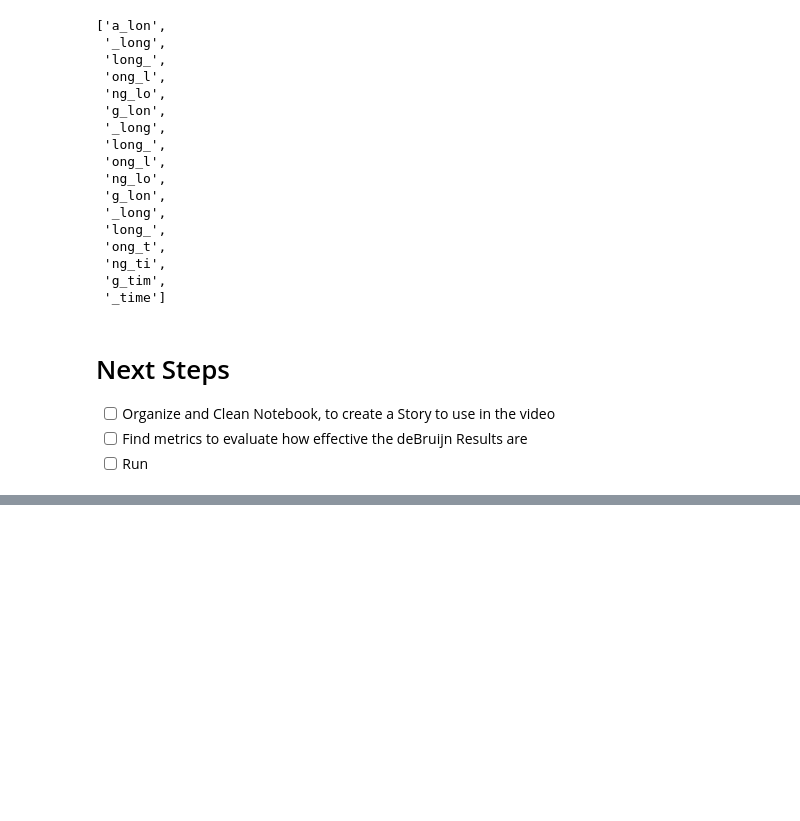
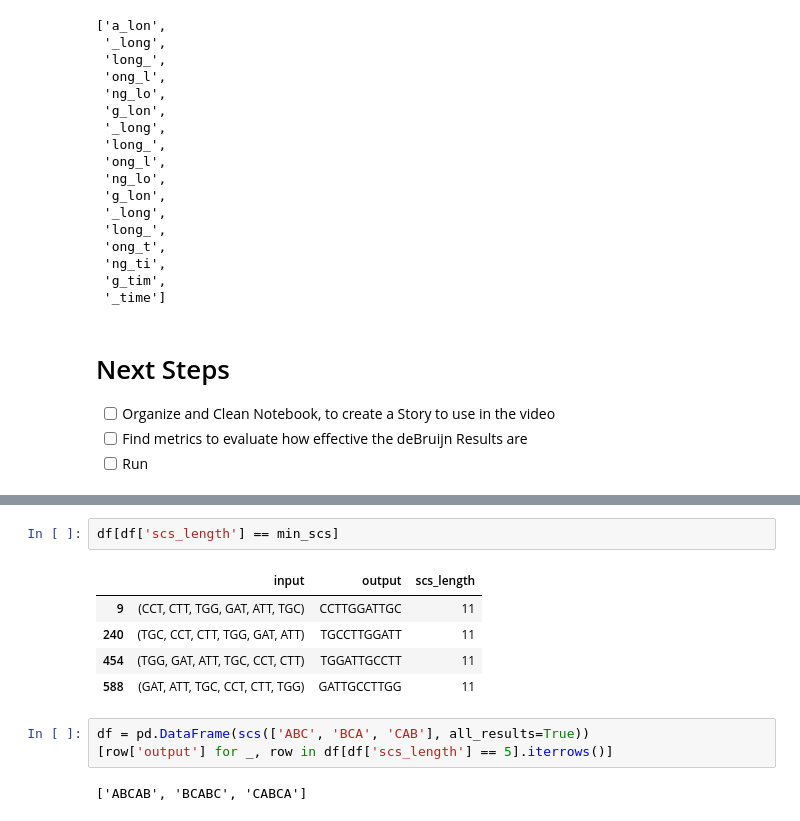
Before and after one commit to juanesarango/deBruijn-dna-assembly, a Jupyter notebook: analyses/algorithms.ipynb, the cells around one changed output, grey strips where cells are left out. Cells and saved outputs as stored; diff of their text form; blank space fills up the shorter version.

```diff
--- a/analyses/analyses.ipynb
+++ b/analyses/algorithms.ipynb
@@ -801,0 +845,13 @@ G.eulerianPath()
+# %%
+df[df['scs_length'] == min_scs]
+# %% [output]
+|  | input | output | scs_length |
+| 9 | (CCT, CTT, TGG, GAT, ATT, TGC) | CCTTGGATTGC | 11 |
+| 240 | (TGC, CCT, CTT, TGG, GAT, ATT) | TGCCTTGGATT | 11 |
+| 454 | (TGG, GAT, ATT, TGC, CCT, CTT) | TGGATTGCCTT | 11 |
+| 588 | (GAT, ATT, TGC, CCT, CTT, TGG) | GATTGCCTTGG | 11 |
+# %%
+df = pd.DataFrame(scs(['ABC', 'BCA', 'CAB'], all_results=True))
+[row['output'] for _, row in df[df['scs_length'] == 5].iterrows()]
+# %% [output]
+['ABCAB', 'BCABC', 'CABCA']
```
Also changed, not shown: parts of 13 cells of this notebook, 13 other files.
